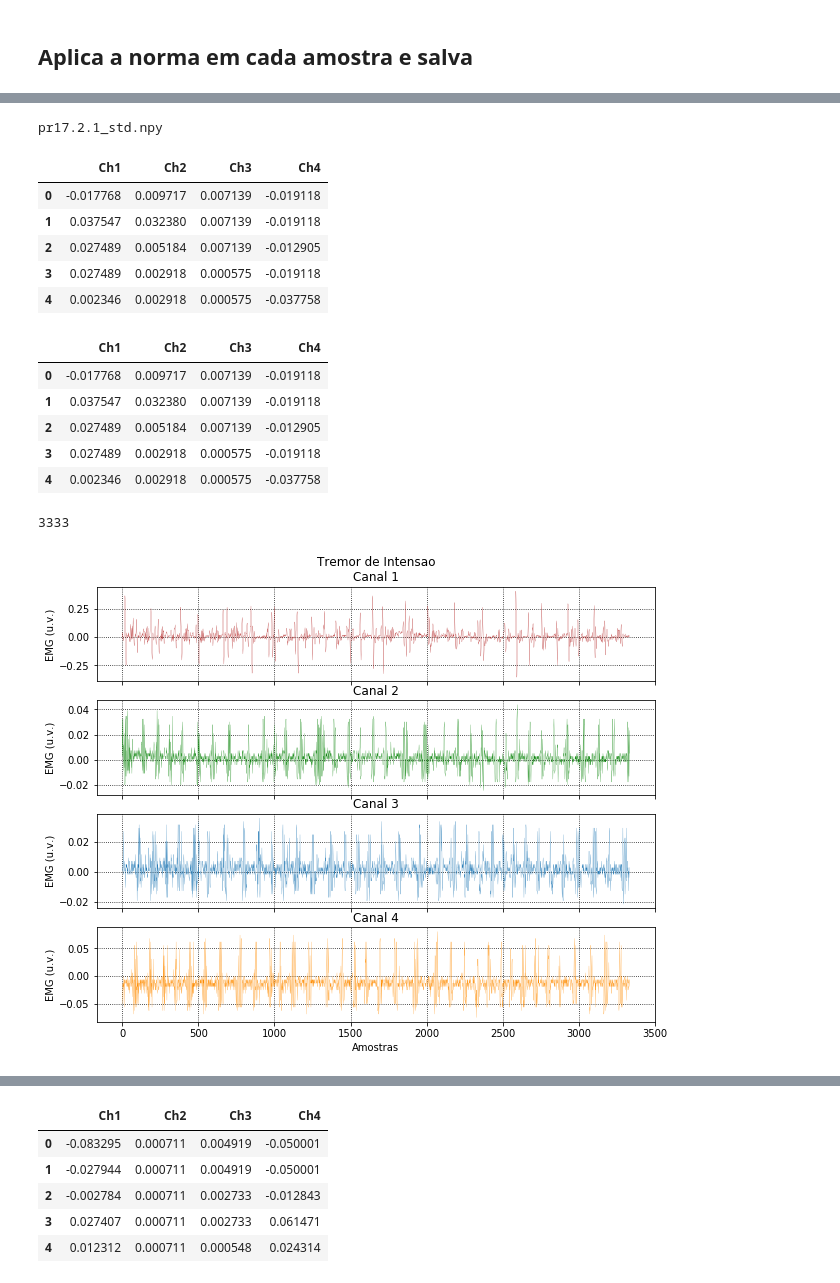
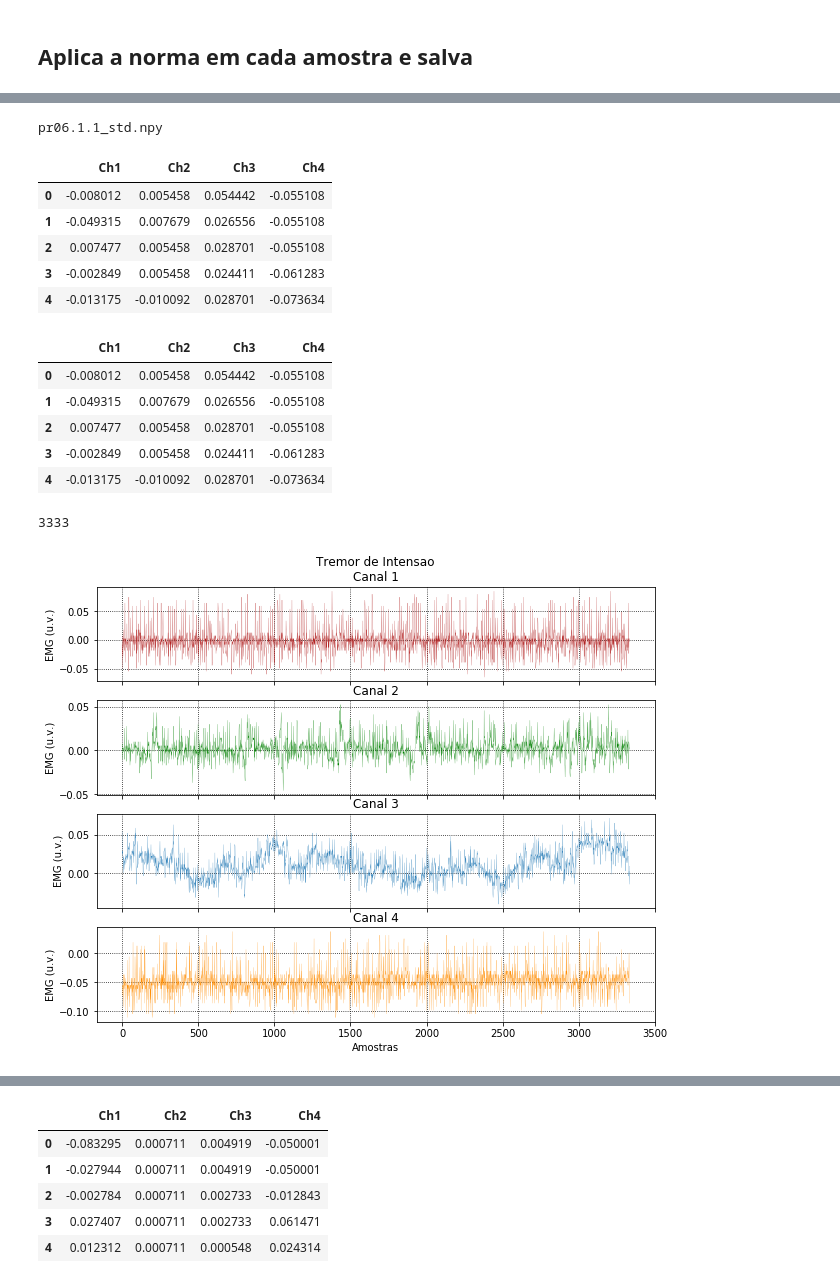
Before and after one commit to Collumbus/PKS_ML, a Jupyter notebook: processing.ipynb, the cells around one changed output, grey strips where cells are left out. Drawn from its saved outputs; the diff is of its cells as text; code cells hidden in the pictures.

```diff
--- a/processing.ipynb
+++ b/processing.ipynb
@@ -380,33 +415,33 @@ prv17.3.1_std.npy
 prv17.3.2_std.npy
 prv17.3.3_std.npy
 # %%
-Std('pr17.2.1.npy').head()
+Std('pr06.1.1.npy').head()
 # %% [output]
-pr17.2.1_std.npy
+pr06.1.1_std.npy
 |  | Ch1 | Ch2 | Ch3 | Ch4 |
-| 0 | -0.017768 | 0.009717 | 0.007139 | -0.019118 |
-| 1 | 0.037547 | 0.032380 | 0.007139 | -0.019118 |
-| 2 | 0.027489 | 0.005184 | 0.007139 | -0.012905 |
-| 3 | 0.027489 | 0.002918 | 0.000575 | -0.019118 |
-| 4 | 0.002346 | 0.002918 | 0.000575 | -0.037758 |
+| 0 | -0.008012 | 0.005458 | 0.054442 | -0.055108 |
+| 1 | -0.049315 | 0.007679 | 0.026556 | -0.055108 |
+| 2 | 0.007477 | 0.005458 | 0.028701 | -0.055108 |
+| 3 | -0.002849 | 0.005458 | 0.024411 | -0.061283 |
+| 4 | -0.013175 | -0.010092 | 0.028701 | -0.073634 |
 # %%
-c = np.load('preproc/pr17.2.1_std.npy')
+c = np.load('preproc/pr06.1.1_std.npy')
 
 dfn = pd.DataFrame(data=c, columns=['Ch1','Ch2','Ch3','Ch4'])
 dfn.head()
 # %% [output]
 |  | Ch1 | Ch2 | Ch3 | Ch4 |
-| 0 | -0.017768 | 0.009717 | 0.007139 | -0.019118 |
-| 1 | 0.037547 | 0.032380 | 0.007139 | -0.019118 |
-| 2 | 0.027489 | 0.005184 | 0.007139 | -0.012905 |
-| 3 | 0.027489 | 0.002918 | 0.000575 | -0.019118 |
-| 4 | 0.002346 | 0.002918 | 0.000575 | -0.037758 |
+| 0 | -0.008012 | 0.005458 | 0.054442 | -0.055108 |
+| 1 | -0.049315 | 0.007679 | 0.026556 | -0.055108 |
+| 2 | 0.007477 | 0.005458 | 0.028701 | -0.055108 |
+| 3 | -0.002849 | 0.005458 | 0.024411 | -0.061283 |
+| 4 | -0.013175 | -0.010092 | 0.028701 | -0.073634 |
 # %%
-%matplotlib inline
-PlotFile(dfn)
+#%matplotlib inline
+PlotFile(dfn,'signal_std')
 # %% [output]
 3333
-[figure, old version]
+[figure, new version]
 # %%
 for i in files:
     Xc = Rms(i)
```
Also changed, not shown: parts of 11 cells of this notebook, 6 other files.
